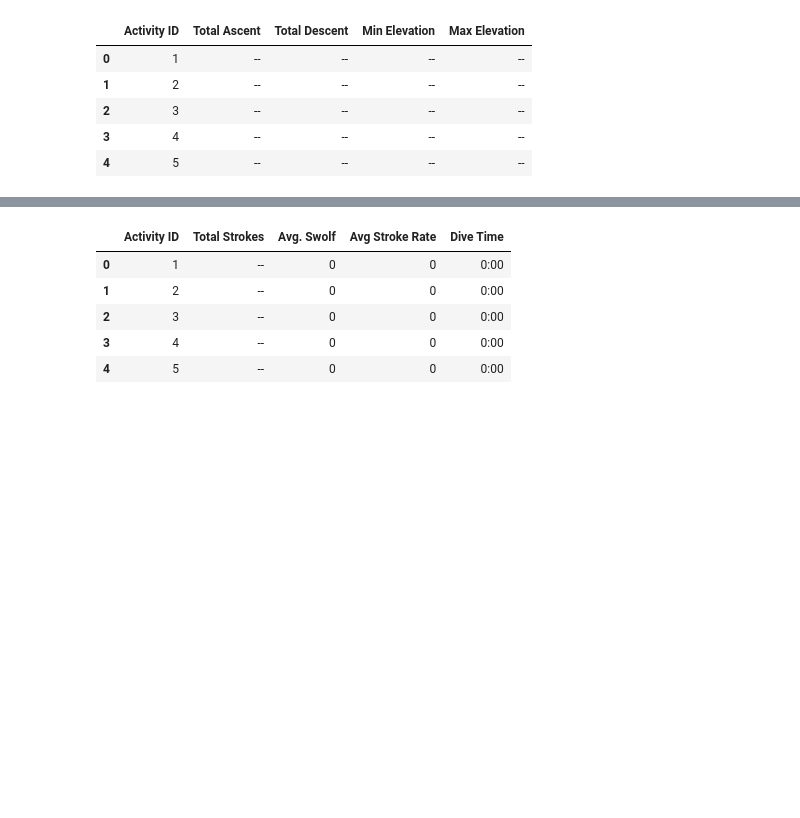
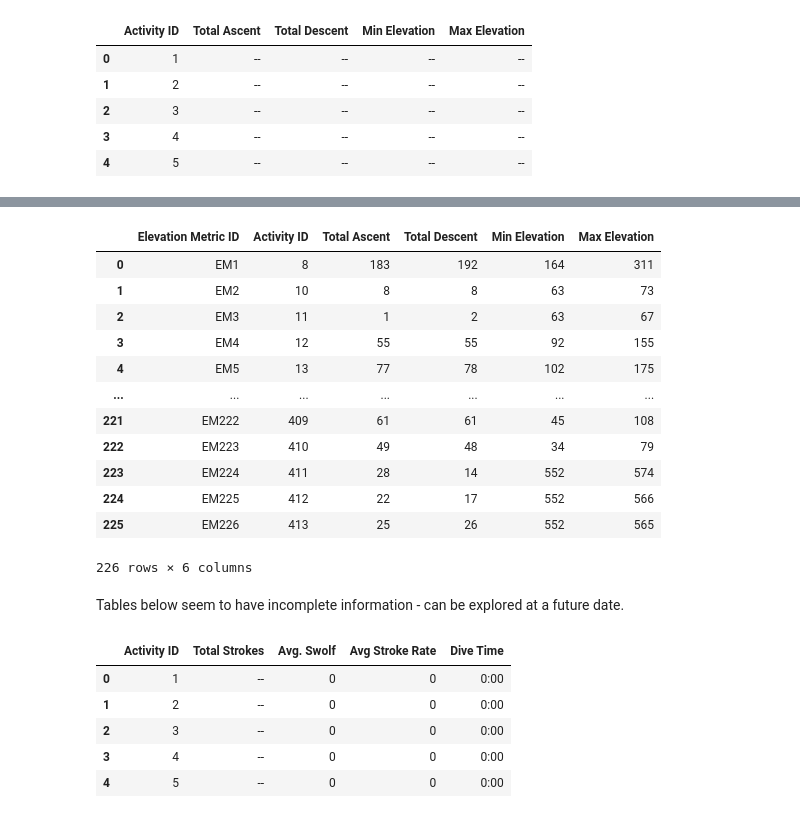
Before and after one commit to bernardtse/garmin-data-engineering, a Jupyter notebook: notebooks/etl_test.ipynb, the cells around one changed output, grey strips where cells are left out. Drawn from its saved outputs; the diff is of its cells as text; code cells hidden in the pictures; blank space fills up the shorter version.

```diff
--- a/notebooks/etl_test.ipynb
+++ b/notebooks/etl_test.ipynb
@@ -589,3 +568,13 @@ elevation_metrics_df.head()
 | 2 | 3 | -- | -- | -- | -- |
 | 3 | 4 | -- | -- | -- | -- |
 | 4 | 5 | -- | -- | -- | -- |
+# %%
+# Replace '--' with np.nan in 'Total Ascent' and 'Total Descent' columns
+elevation_metrics_df['Total Ascent'] = elevation_metrics_df['Total Ascent'].replace('--', np.nan)
+elevation_metrics_df['Total Descent'] = elevation_metrics_df['Total Descent'].replace('--', np.nan)
+
+# Drop rows where either 'Total Ascent' or 'Total Descent' is np.nan
+elevation_metrics_df = elevation_metrics_df.dropna(subset=['Total Ascent', 'Total Descent'])
+
+# Display the first few rows to verify that rows with '--' have been removed
+elevation_metrics_df.head()
@@ -591,0 +588,14 @@ elevation_metrics_df.head()
+# %%
+# Reset the index of the DataFrame
+elevation_metrics_df.reset_index(drop=True, inplace=True)
+
+# Generate an alphanumeric primary key for each row
+# The primary key will be in the format "EM" (for Elevation Metrics) followed by the new index number
+elevation_metrics_df['Elevation Metric ID'] = elevation_metrics_df.index.to_series().apply(lambda x: f"EM{x+1}")
+
+# If you want 'Elevation Metric ID' to be the first column, you can rearrange the columns
+cols = ['Elevation Metric ID'] + [col for col in elevation_metrics_df.columns if col != 'Elevation Metric ID']
+elevation_metrics_df = elevation_metrics_df[cols]
+
+# Display the first few rows to verify the new 'Elevation Metric ID' column
+elevation_metrics_df.head()
@@ -591,0 +625,9 @@ elevation_metrics_df.head()
+# %%
+# Then convert the column to float before converting to int64 to handle NaN values (pandas stores NaN as float)
+elevation_metrics_df['Total Ascent'] = pd.to_numeric(elevation_metrics_df['Total Ascent'], errors='coerce').astype('Int64')
+elevation_metrics_df['Total Descent'] = pd.to_numeric(elevation_metrics_df['Total Descent'], errors='coerce').astype('Int64')
+elevation_metrics_df['Min Elevation'] = pd.to_numeric(elevation_metrics_df['Min Elevation'], errors='coerce').astype('Int64')
+elevation_metrics_df['Max Elevation'] = pd.to_numeric(elevation_metrics_df['Max Elevation'], errors='coerce').astype('Int64')
+
+# Display the DataFrame's info to verify the conversion
+elevation_metrics_df.info()
@@ -591,0 +648,16 @@ elevation_metrics_df.head()
+# %%
+elevation_metrics_df
+# %% [output]
+|  | Elevation Metric ID | Activity ID | Total Ascent | Total Descent | Min Elevation | Max Elevation |
+| 0 | EM1 | 8 | 183 | 192 | 164 | 311 |
+| 1 | EM2 | 10 | 8 | 8 | 63 | 73 |
+| 2 | EM3 | 11 | 1 | 2 | 63 | 67 |
+| 3 | EM4 | 12 | 55 | 55 | 92 | 155 |
+| 4 | EM5 | 13 | 77 | 78 | 102 | 175 |
+| ... | ... | ... | ... | ... | ... | ... |
+| 221 | EM222 | 409 | 61 | 61 | 45 | 108 |
+| 222 | EM223 | 410 | 49 | 48 | 34 | 79 |
+| 223 | EM224 | 411 | 28 | 14 | 552 | 574 |
+| 224 | EM225 | 412 | 22 | 17 | 552 | 566 |
+| 225 | EM226 | 413 | 25 | 26 | 552 | 565 |
+226 rows × 6 columns
@@ -592,3 +667,5 @@ elevation_metrics_df.head()
+# %% [markdown]
+Tables below seem to have incomplete information - can be explored at a future date.
 # %%
 # Create the Swimming Metrics Table - Dedicated to swimming activities, capturing strokes and efficiency.
 swimming_metrics_df = merged_df[['Activity ID','Total Strokes', 'Avg. Swolf', 'Avg Stroke Rate', 'Dive Time']].copy()
```
Also changed, not shown: parts of 15 cells of this notebook, 1 other file.
